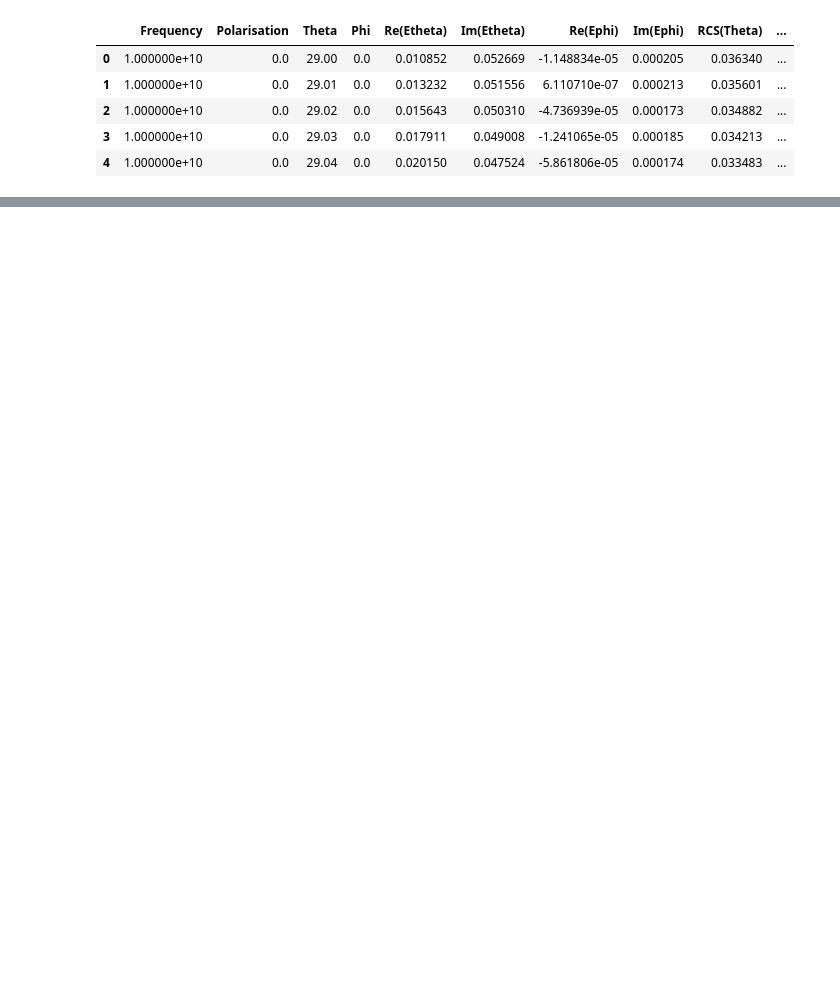
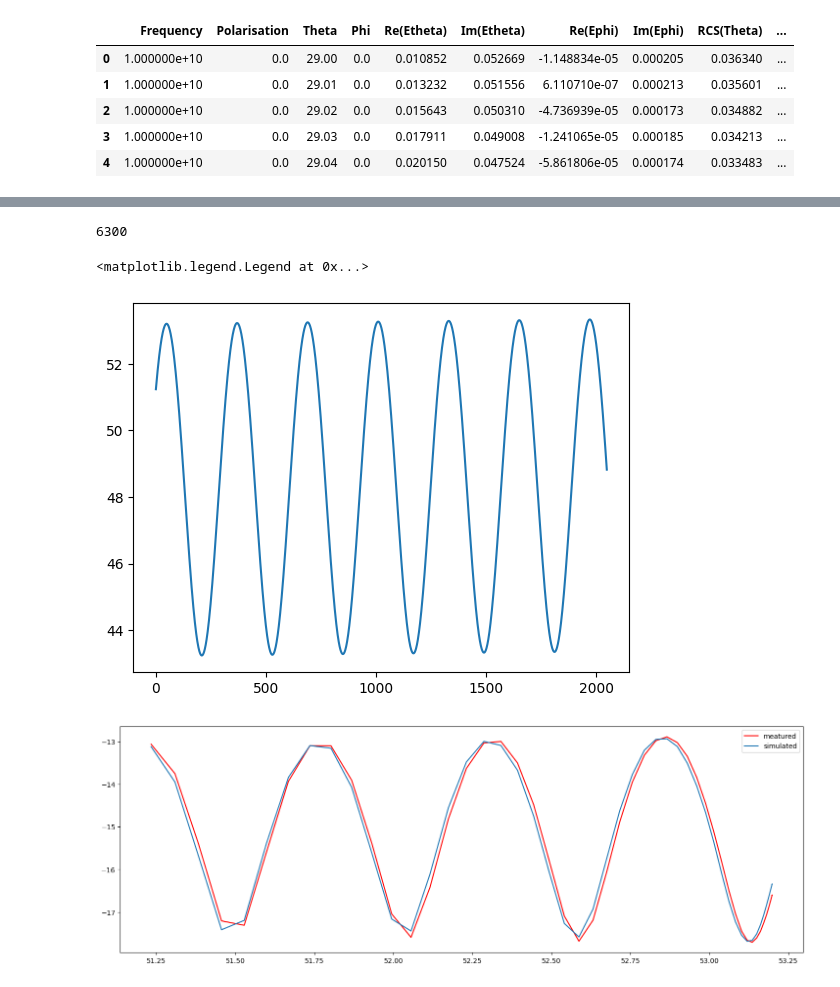
Before and after one commit to NilasZ/MRM, a Jupyter notebook: Generation/generation.ipynb, the cells around one changed output, grey strips where cells are left out. Saved outputs shown, nothing was run; the diff lists cells and outputs as text; code cells hidden in the pictures; blank space fills up the shorter version.

```diff
--- a/Generation/generation.ipynb
+++ b/Generation/generation.ipynb
@@ -159,3 +286,45 @@ plt.legend()
+# %%
+los_dir_list = glob.glob(r'../../mD_Dataset/Los_data/*')
+
+los_list = load_pickle(los_dir_list[1])
+
+los = los_list[1]['LOS']
+print(len(los_list))
+plt.plot(los);
+
+# Example usage
+target_idx = 0
+echo = Echo(target_idx, los)
+echo_values, rcs_values = echo.get_echo()
+
+nfft = 512
+def STFT(st,nfft):
+    winlen = 64
+    _, _, Zxx = stft(st, fs=1024, window = windows.hamming(winlen), nperseg=winlen, nfft=nfft ,noverlap=winlen-1, boundary='zeros', return_onesided=False)
+    return np.fft.fftshift(Zxx,axes=0)
+
+pol = 'VV'
+echo =  echo_values[pol]
+rcs = rcs_values[pol]
+
+Z = STFT(echo,nfft)
+T =2
+t = np.linspace(0,T,2048)
+nfft = np.linspace(0,nfft,nfft)
+
+meatured = pd.read_csv('./50_11Ghz.csv')
+
+# plt.imshow(np.abs(Z)[:,:-1],origin='lower',vmin=0, vmax=1e-2)
+# plt.pcolormesh(t, nfft, np.abs(Z)[:,:-1])
+plt.figure(figsize=(18,6))
+plt.plot(meatured['Theta'], 10*np.log10(meatured['RCS(Theta)']), 'r-', label = 'meatured')
+plt.plot(los[:50], 10*np.log10(rcs)[:50], label = 'simulated')
+plt.legend()
+# %% [output]
+6300
+<matplotlib.legend.Legend at 0x...>
+[figure, added]
+[figure, added]
 # %%
 # cost 31min except
 for los_pkl in los_dir_list:
```
Also changed, not shown: parts of 8 cells of this notebook, 34 other files.
